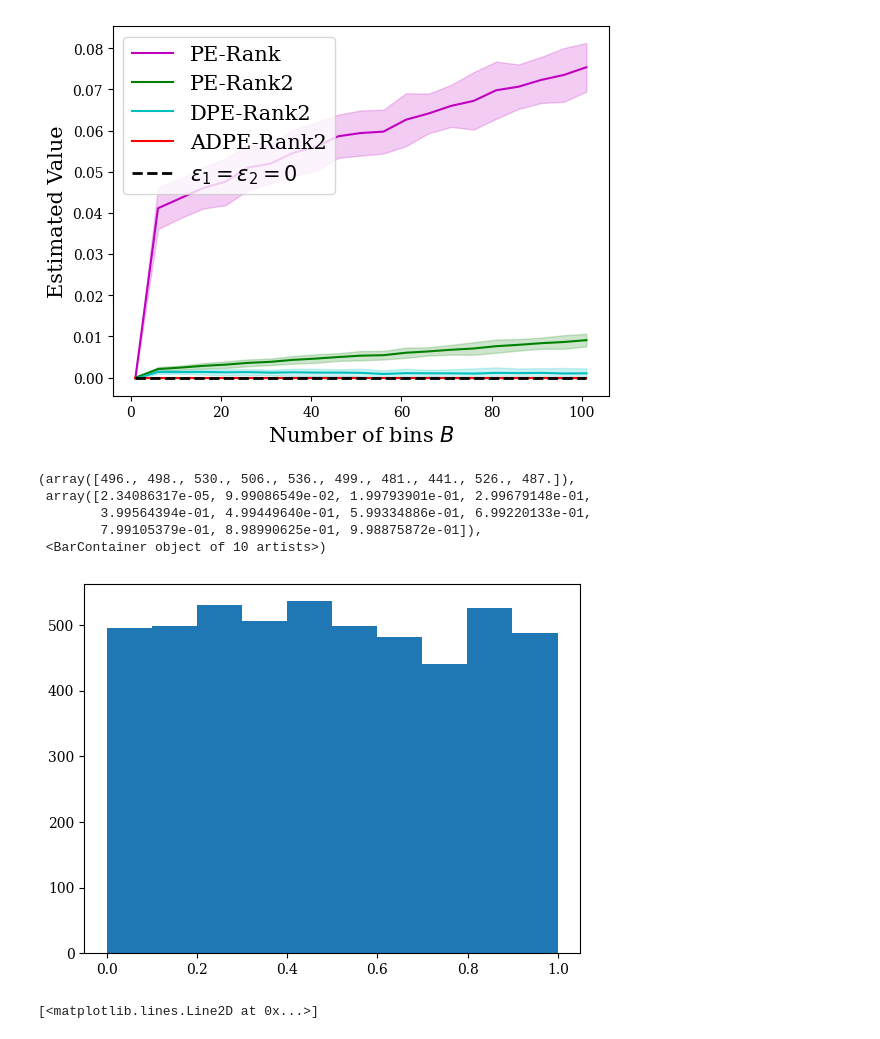
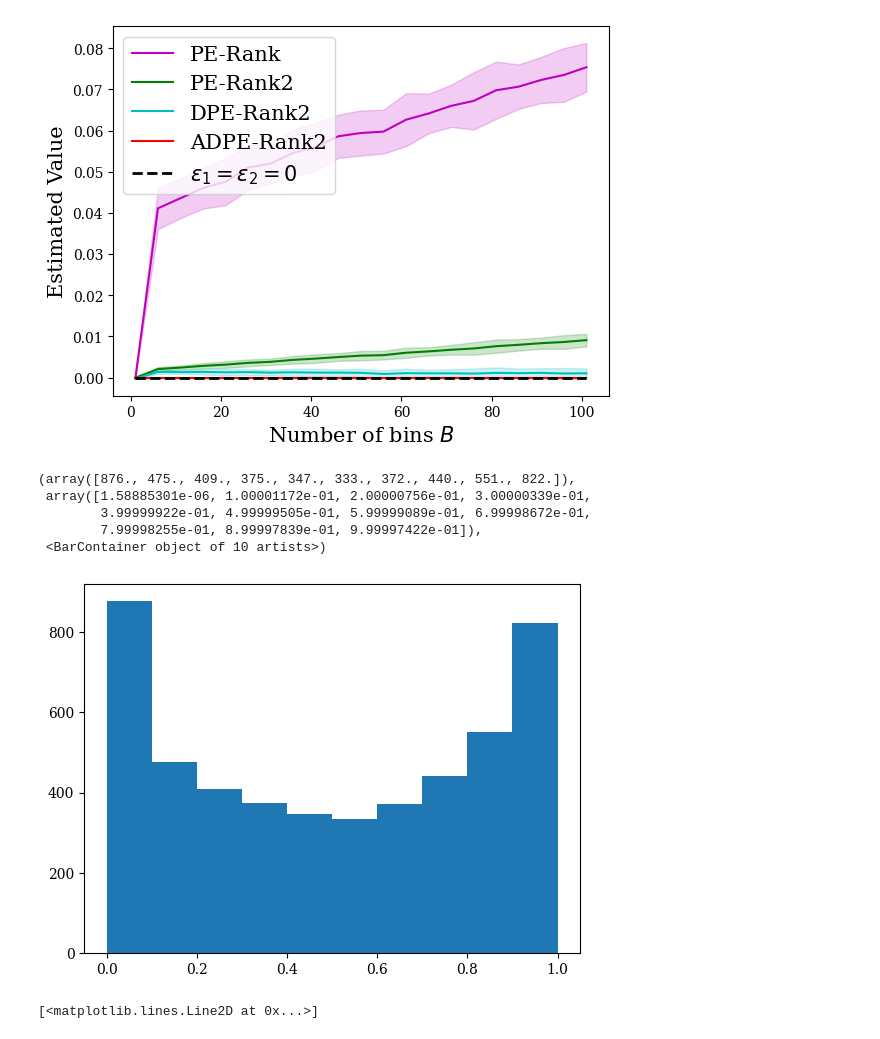
Before and after one commit to shuoli90/Rank-Calibration, a Jupyter notebook: toy model ece/Rank_Calibration_estimate_new.ipynb, the cells around one changed output. Saved outputs shown, nothing was run; the diff lists cells and outputs as text; code cells hidden in the pictures.

```diff
--- a/toy model ece/Rank_Calibration_estimate_new.ipynb
+++ b/toy model ece/Rank_Calibration_estimate_new.ipynb
@@ -88,17 +88,17 @@ plt.show()
 # %%
 n = 5000
 u = np.random.uniform(0, 1, size=n)
 fu = u
-rho = 0.2
+rho = 0.5
 a = 1-fu+np.array([np.random.uniform(-min(f*rho/(1-rho), 1-f), min(f, (1-f)*rho/(1-rho))) for f in fu])
 plt.hist(a)
 # %% [output]
-(array([496., 498., 530., 506., 536., 499., 481., 441., 526., 487.]),
- array([2.34086317e-05, 9.99086549e-02, 1.99793901e-01, 2.99679148e-01,
-        3.99564394e-01, 4.99449640e-01, 5.99334886e-01, 6.99220133e-01,
-        7.99105379e-01, 8.98990625e-01, 9.98875872e-01]),
+(array([876., 475., 409., 375., 347., 333., 372., 440., 551., 822.]),
+ array([1.58885301e-06, 1.00001172e-01, 2.00000756e-01, 3.00000339e-01,
+        3.99999922e-01, 4.99999505e-01, 5.99999089e-01, 6.99998672e-01,
+        7.99998255e-01, 8.99997839e-01, 9.99997422e-01]),
  <BarContainer object of 10 artists>)
-[figure, old version]
+[figure, new version]
 # %%
 
 plt.plot(np.linspace(0,1, len(a)), np.sort(a))
```
Also changed, not shown: parts of 3 cells of this notebook, 1 other file.
